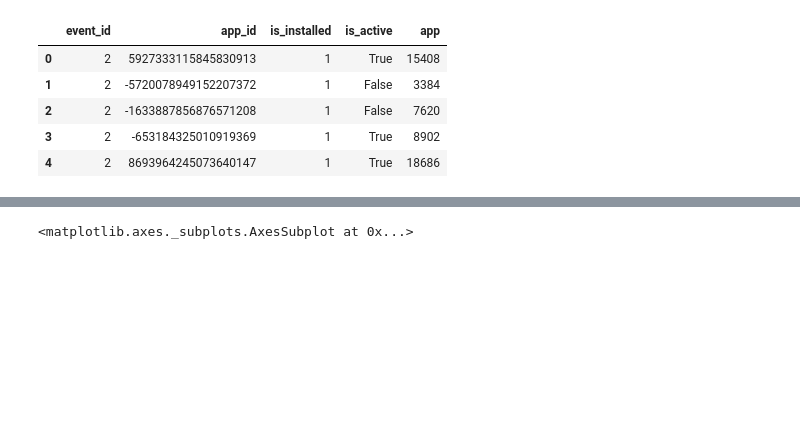
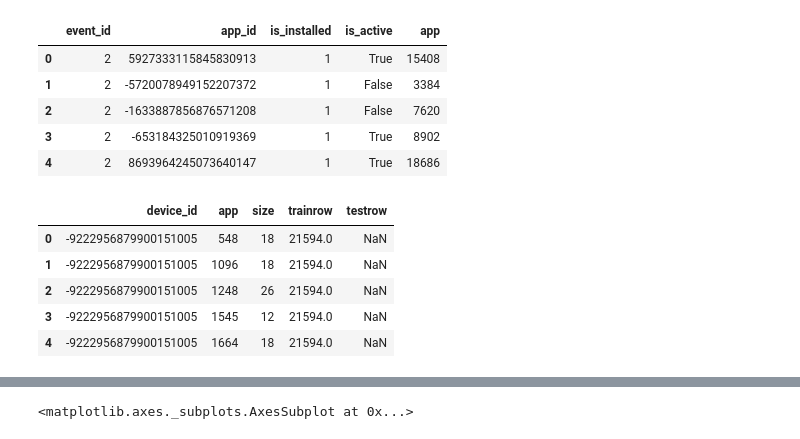
Before and after one commit to jonasca/TalkingData, a Jupyter notebook: TalkingData/08-10-16-JC-TalkingData.ipynb, the cells around one changed output, grey strips where cells are left out. Cells and saved outputs as stored; diff of their text form; code cells hidden in the pictures; blank space fills up the shorter version.

```diff
--- a/TalkingData/08-10-16-JC-TalkingData.ipynb
+++ b/TalkingData/08-10-16-JC-TalkingData.ipynb
@@ -25,11 +25,11 @@ import os
 from scipy.sparse import csr_matrix, hstack
 from sklearn.preprocessing import LabelEncoder
 # %%
-train = pd.read_csv("gender_age_train.csv") # primary key(pk) = device_id
-test = pd.read_csv("gender_age_test.csv") # pk = device_id
-events = pd.read_csv("events.csv", parse_dates=['timestamp']) # pk = event_id
+train = pd.read_csv("gender_age_train.csv")
+test = pd.read_csv("gender_age_test.csv")
+events = pd.read_csv("events.csv", usecols=['event_id','device_id']) # not using timestamp, latitude, longitude bc negligible correlation
 label_categories = pd.read_csv("label_categories.csv")
-phone = pd.read_csv("phone_brand_device_model.csv") # pk = device_id
+phone = pd.read_csv("phone_brand_device_model.csv")
 phone = phone.drop_duplicates() # Drop the 523 rows that were duplicated in this df
 app_events = pd.read_csv("app_events.csv", dtype={'is_active':bool}) # mega heavy, avoid parsing this more than once
 app_labels = pd.read_csv("app_labels.csv")
@@ -118,0 +123,21 @@ app_events.head()
+# %%
+# device_apps df contains all apps that each device has installed and activated.
+
+train3 = train2.set_index('device_id')            # Setting index to prep for merging in next lines
+train3['trainrow'] = np.arange(train3.shape[0])
+test3 = test2.set_index('device_id')
+test3['testrow'] = np.arange(test3.shape[0])
+
+
+device_apps = pd.merge(app_events,events, how='left', left_on='event_id',right_on='event_id')
+device_apps = device_apps.groupby(['device_id','app'])['app'].agg(['size']).reset_index()
+device_apps = pd.merge(device_apps, train3[['trainrow']], how='left', left_on='device_id', right_index=True)
+device_apps = pd.merge(device_apps, test3[['testrow']],how='left',left_on='device_id',right_index=True)
+device_apps.head()
+# %% [output]
+|  | device_id | app | size | trainrow | testrow |
+| 0 | -9222956879900151005 | 548 | 18 | 21594.0 | NaN |
+| 1 | -9222956879900151005 | 1096 | 18 | 21594.0 | NaN |
+| 2 | -9222956879900151005 | 1248 | 26 | 21594.0 | NaN |
+| 3 | -9222956879900151005 | 1545 | 12 | 21594.0 | NaN |
+| 4 | -9222956879900151005 | 1664 | 18 | 21594.0 | NaN |
```
Also changed, not shown: parts of 12 cells of this notebook.
